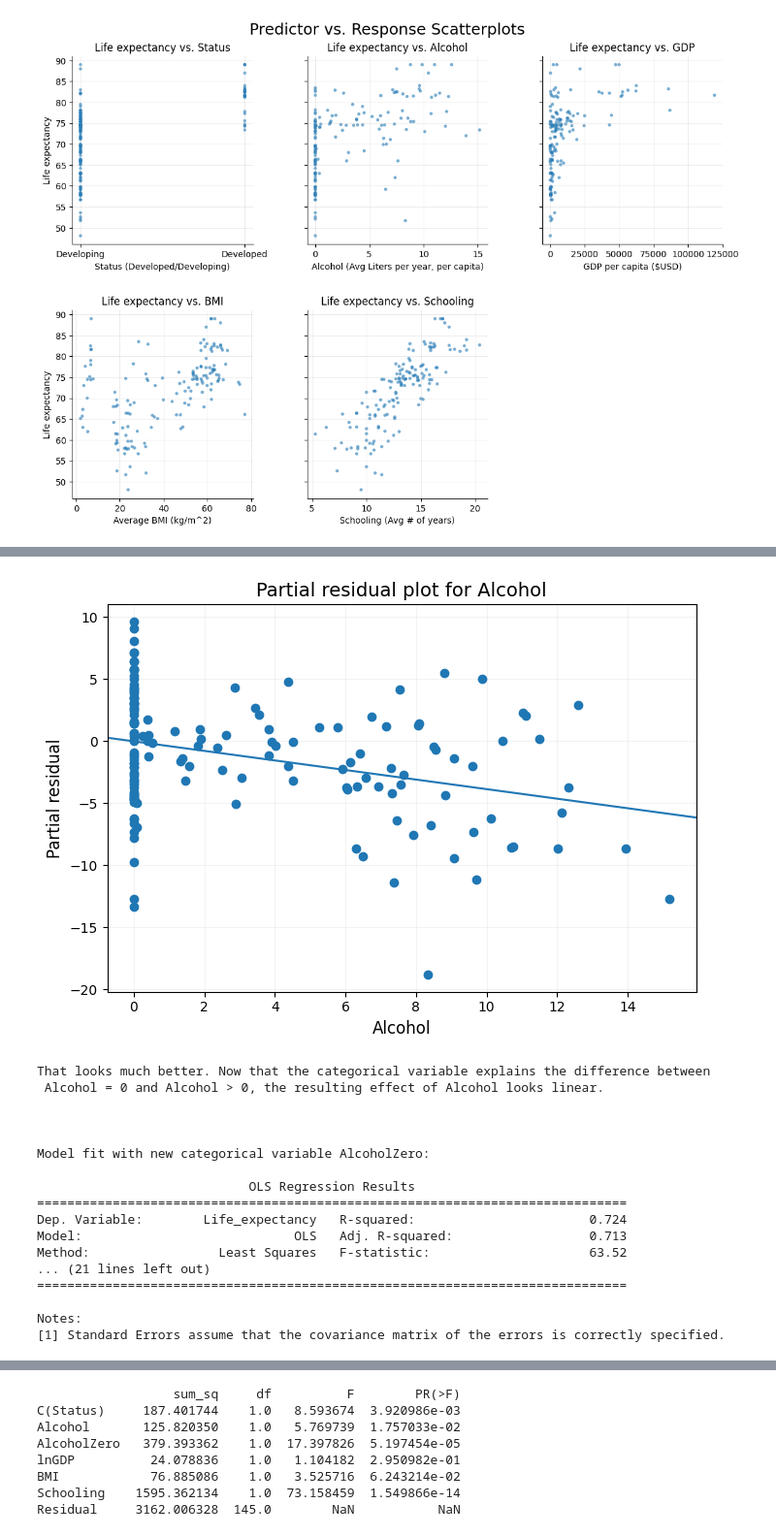
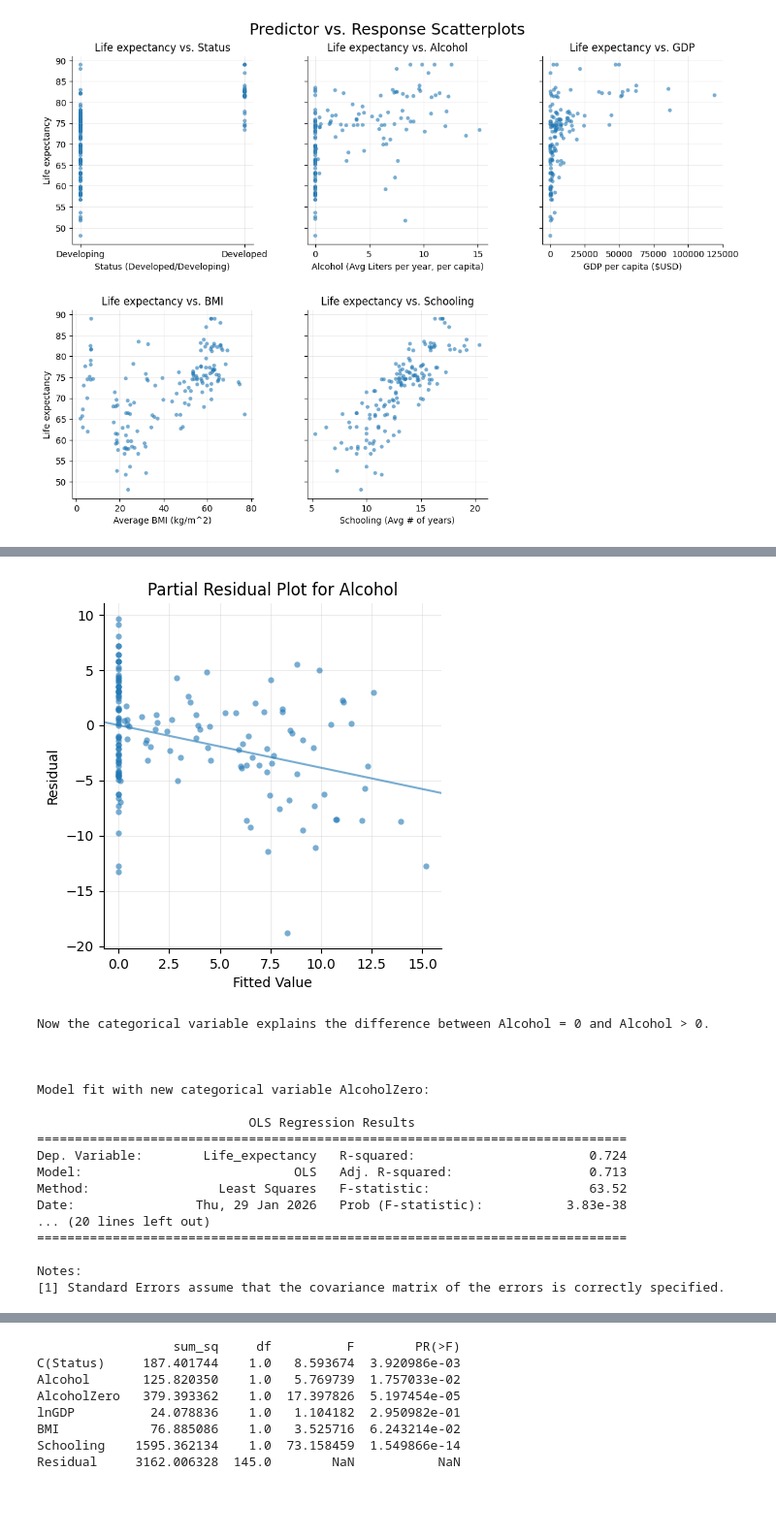
Before and after one commit to Nolan6Jensen/life-expectancy-modeling, a Jupyter notebook: analysis1.ipynb, the cells around one changed output, grey strips where cells are left out. Shown at 97% size. Cells and saved outputs as stored; diff of their text form; code cells hidden in the pictures; blank space fills up the shorter version.

```diff
--- a/analysis1.ipynb
+++ b/analysis1.ipynb
@@ -238,10 +237,6 @@ plot_predictor_grid(data, response, predictors, axis_labels= axis_labels, ncols=
 def clean_name(col):
     return col.strip().replace(" ","_")
 
-#Replace GDP with lnGDP in the global predictors list
-gdpindex = global_predictors.index("GDP")
-global_predictors[gdpindex] = "lnGDP"
-
 data = data.rename(columns=clean_name)
 model = smf.ols("Life_expectancy ~ Alcohol + lnGDP + BMI + Schooling + C(Status)", data = data).fit()
 print(f"Initial model fit:\n{model.summary()}")
@@ -282,0 +334,19 @@ for predictor in global_predictors[1:]:
+# %%
+#Plot ccpr plots
+
+response = global_response[:]
+predictors = global_predictors[:]
+for i, pred in enumerate(predictors):
+    if pred == "Status":
+        predictors.pop(i)
+
+predictor_list = predictors[:]
+predictor_labels = ["Status (Developed/Developing)",
+                    "Alcohol (Avg Liters per year, per capita)",
+                    "ln(GDP) per capita ($USD)",
+                    "Average BMI (kg/m^2)",
+                    "Schooling (Avg # of years)"]
+axis_labels = dict(zip(predictor_list,predictor_labels))
+
+custom_ccpr_plot(response, predictors, model, axis_labels=axis_labels, sharey=False, title="Partial Residual Plots", plot_kw = {"alpha": 0.6, "s": 20, "edgecolors": "none"})
+plt.show()
@@ -310,27 +382,21 @@ Name: count, Length: 81, dtype: int64
 # %%
 #Lets make the new model
 model = smf.ols("Life_expectancy ~ Alcohol + AlcoholZero + lnGDP + BMI + Schooling + C(Status)", data = data).fit()
 
-predictor = "Alcohol"
-fig, ax = plt.subplots(figsize=(7,5))
-sm.graphics.plot_ccpr(model, predictor, ax=ax)
-ax.set_title(f"Partial residual plot for {predictor}", fontsize=14)
-ax.set_xlabel(predictor, fontsize=12)
-ax.set_ylabel("Partial residual", fontsize=12)
-ax.grid(alpha=0.15)
-plt.tight_layout()
+response = global_response[:]
+predictors = ["Alcohol"]
+
+custom_ccpr_plot(response, predictors, model, axis_labels=axis_labels, ncols=1, plot_kw = {"alpha": 0.6, "s": 20, "edgecolors": "none"}, sharey=False)
 plt.show()
 
-print("That looks much better. Now that the categorical variable explains the difference between\n" \
-" Alcohol = 0 and Alcohol > 0, the resulting effect of Alcohol looks linear.")
+print("Now the categorical variable explains the difference between Alcohol = 0 and Alcohol > 0.")
 
 print("\n\n")
 
 print(f"Model fit with new categorical variable AlcoholZero:\n\n{model.summary()}")
 # %% [output]
-[figure, old version]
+[figure, new version]
-That looks much better. Now that the categorical variable explains the difference between
- Alcohol = 0 and Alcohol > 0, the resulting effect of Alcohol looks linear.
+Now the categorical variable explains the difference between Alcohol = 0 and Alcohol > 0.
 
 
 
@@ -341,7 +407,8 @@ Model fit with new categorical variable AlcoholZero:
 Dep. Variable:        Life_expectancy   R-squared:                       0.724
 Model:                            OLS   Adj. R-squared:                  0.713
 Method:                 Least Squares   F-statistic:                     63.52
-... (21 lines left out)
+Date:                Thu, 29 Jan 2026   Prob (F-statistic):           3.83e-38
+... (20 lines left out)
 ==============================================================================
 
 Notes:
```
Also changed, not shown: parts of 11 cells of this notebook.
